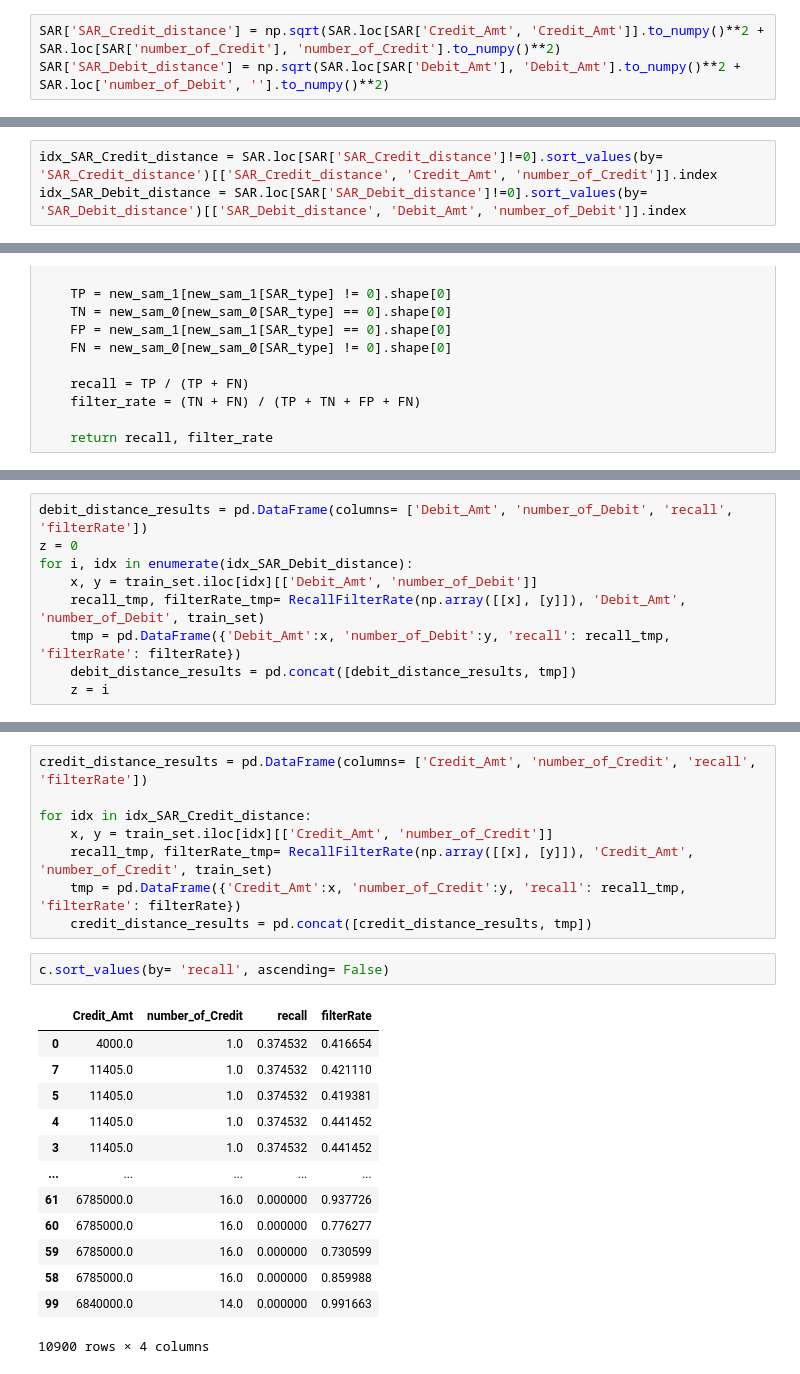
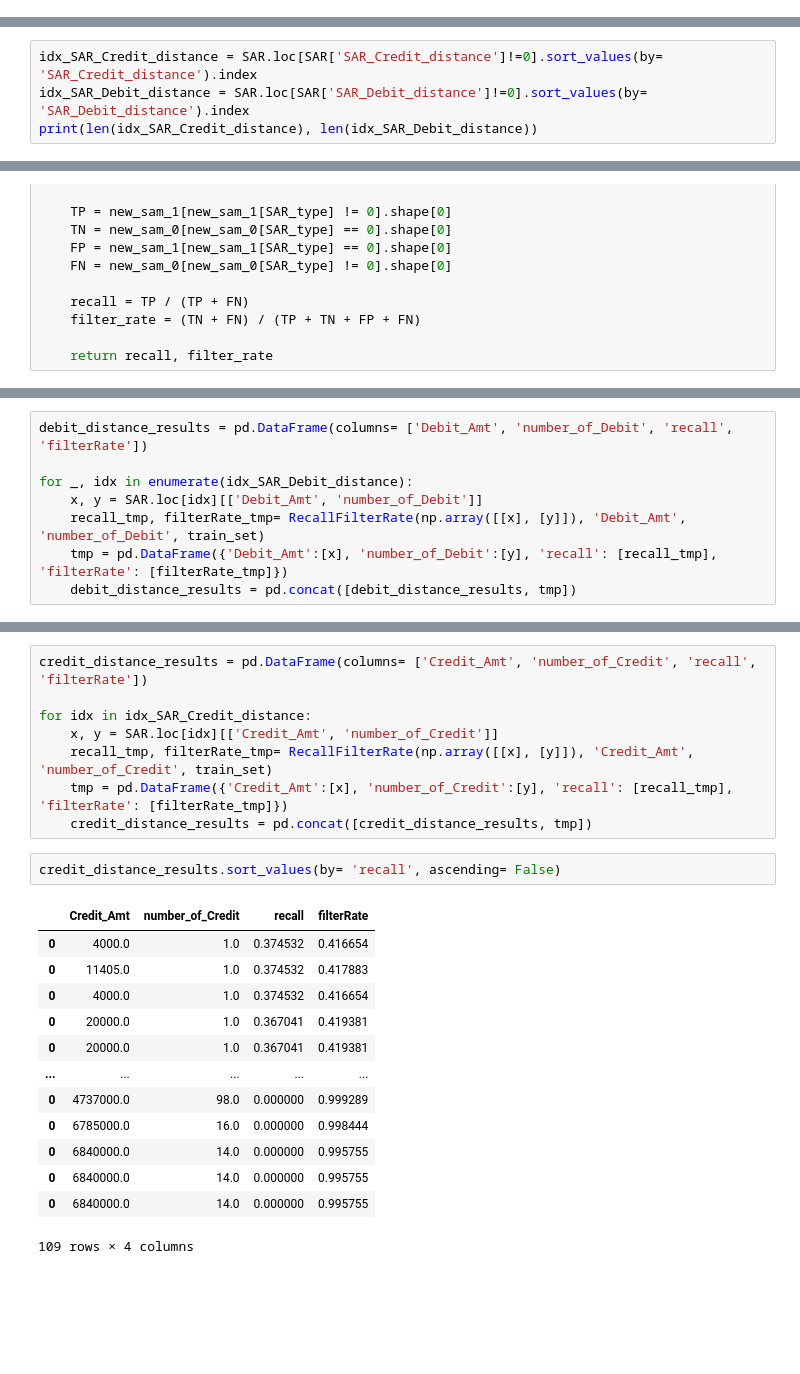
Before and after one commit to eason758/MetaEdge, a Jupyter notebook: code_review.ipynb, the cells around one changed output, grey strips where cells are left out. Cells and saved outputs as stored; diff of their text form; blank space fills up the shorter version.

```diff
--- a/code_review.ipynb
+++ b/code_review.ipynb
@@ -313,3 +306,0 @@ See the caveats in the documentation: https://pandas.pydata.org/pandas-docs/stab
-# %%
-SAR['SAR_Credit_distance'] = np.sqrt(SAR.loc[SAR['Credit_Amt', 'Credit_Amt']].to_numpy()**2 + SAR.loc[SAR['number_of_Credit'], 'number_of_Credit'].to_numpy()**2)
-SAR['SAR_Debit_distance'] = np.sqrt(SAR.loc[SAR['Debit_Amt'], 'Debit_Amt'].to_numpy()**2 + SAR.loc['number_of_Debit', ''].to_numpy()**2)
@@ -318,3 +323,4 @@ KeyError: 'Credit_Amt'
 # %%
-idx_SAR_Credit_distance = SAR.loc[SAR['SAR_Credit_distance']!=0].sort_values(by= 'SAR_Credit_distance')[['SAR_Credit_distance', 'Credit_Amt', 'number_of_Credit']].index
-idx_SAR_Debit_distance = SAR.loc[SAR['SAR_Debit_distance']!=0].sort_values(by= 'SAR_Debit_distance')[['SAR_Debit_distance', 'Debit_Amt', 'number_of_Debit']].index
+idx_SAR_Credit_distance = SAR.loc[SAR['SAR_Credit_distance']!=0].sort_values(by= 'SAR_Credit_distance').index
+idx_SAR_Debit_distance = SAR.loc[SAR['SAR_Debit_distance']!=0].sort_values(by= 'SAR_Debit_distance').index
+print(len(idx_SAR_Credit_distance), len(idx_SAR_Debit_distance))
@@ -385,9 +383,8 @@ del debit_distance_results
 # %%
 debit_distance_results = pd.DataFrame(columns= ['Debit_Amt', 'number_of_Debit', 'recall', 'filterRate'])
-z = 0
-for i, idx in enumerate(idx_SAR_Debit_distance):
-    x, y = train_set.iloc[idx][['Debit_Amt', 'number_of_Debit']]
+
+for _, idx in enumerate(idx_SAR_Debit_distance):
+    x, y = SAR.loc[idx][['Debit_Amt', 'number_of_Debit']]
     recall_tmp, filterRate_tmp= RecallFilterRate(np.array([[x], [y]]), 'Debit_Amt', 'number_of_Debit', train_set)
-    tmp = pd.DataFrame({'Debit_Amt':x, 'number_of_Debit':y, 'recall': recall_tmp, 'filterRate': filterRate})
+    tmp = pd.DataFrame({'Debit_Amt':[x], 'number_of_Debit':[y], 'recall': [recall_tmp], 'filterRate': [filterRate_tmp]})
     debit_distance_results = pd.concat([debit_distance_results, tmp])
-    z = i
@@ -433,24 +408,24 @@ debit_distance_results.sort_values(by= 'recall', ascending= False)
 credit_distance_results = pd.DataFrame(columns= ['Credit_Amt', 'number_of_Credit', 'recall', 'filterRate'])
 
 for idx in idx_SAR_Credit_distance:
-    x, y = train_set.iloc[idx][['Credit_Amt', 'number_of_Credit']]
+    x, y = SAR.loc[idx][['Credit_Amt', 'number_of_Credit']]
     recall_tmp, filterRate_tmp= RecallFilterRate(np.array([[x], [y]]), 'Credit_Amt', 'number_of_Credit', train_set)
-    tmp = pd.DataFrame({'Credit_Amt':x, 'number_of_Credit':y, 'recall': recall_tmp, 'filterRate': filterRate})
+    tmp = pd.DataFrame({'Credit_Amt':[x], 'number_of_Credit':[y], 'recall': [recall_tmp], 'filterRate': [filterRate_tmp]})
     credit_distance_results = pd.concat([credit_distance_results, tmp])
 # %%
-c.sort_values(by= 'recall', ascending= False)
+credit_distance_results.sort_values(by= 'recall', ascending= False)
 # %% [output]
 |  | Credit_Amt | number_of_Credit | recall | filterRate |
 | 0 | 4000.0 | 1.0 | 0.374532 | 0.416654 |
-| 7 | 11405.0 | 1.0 | 0.374532 | 0.421110 |
-| 5 | 11405.0 | 1.0 | 0.374532 | 0.419381 |
-| 4 | 11405.0 | 1.0 | 0.374532 | 0.441452 |
-| 3 | 11405.0 | 1.0 | 0.374532 | 0.441452 |
+| 0 | 11405.0 | 1.0 | 0.374532 | 0.417883 |
+| 0 | 4000.0 | 1.0 | 0.374532 | 0.416654 |
+| 0 | 20000.0 | 1.0 | 0.367041 | 0.419381 |
+| 0 | 20000.0 | 1.0 | 0.367041 | 0.419381 |
 | ... | ... | ... | ... | ... |
-| 61 | 6785000.0 | 16.0 | 0.000000 | 0.937726 |
-| 60 | 6785000.0 | 16.0 | 0.000000 | 0.776277 |
-| 59 | 6785000.0 | 16.0 | 0.000000 | 0.730599 |
-| 58 | 6785000.0 | 16.0 | 0.000000 | 0.859988 |
-| 99 | 6840000.0 | 14.0 | 0.000000 | 0.991663 |
+| 0 | 4737000.0 | 98.0 | 0.000000 | 0.999289 |
+| 0 | 6785000.0 | 16.0 | 0.000000 | 0.998444 |
+| 0 | 6840000.0 | 14.0 | 0.000000 | 0.995755 |
+| 0 | 6840000.0 | 14.0 | 0.000000 | 0.995755 |
+| 0 | 6840000.0 | 14.0 | 0.000000 | 0.995755 |
-10900 rows × 4 columns
+109 rows × 4 columns
 # %%
```
Also changed, not shown: parts of 25 cells of this notebook, 1 other file.
